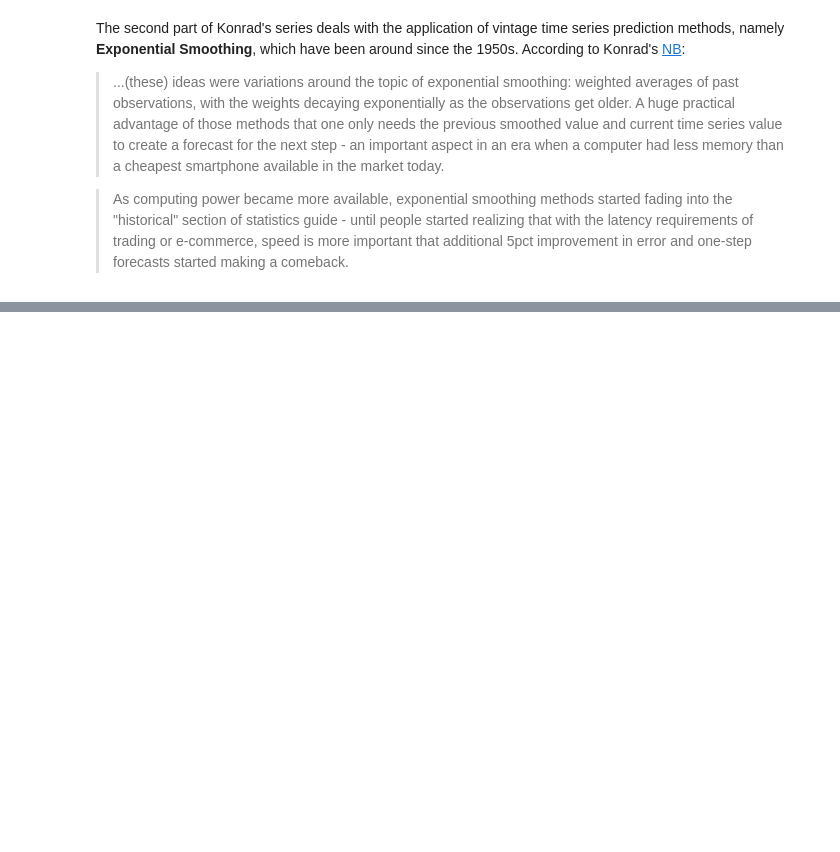
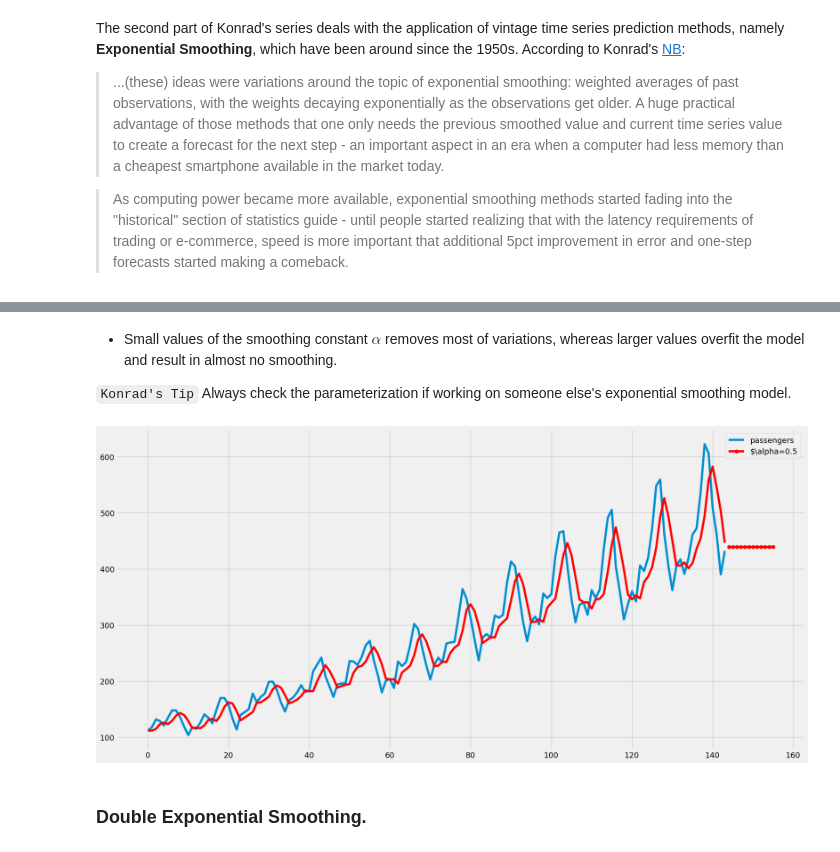
Before and after one commit to bachaudhry/time_series, a Jupyter notebook: ts_with_k/02_Smoothing_Methods.ipynb, the cells around one changed output, grey strips where cells are left out. Cells and saved outputs as stored; diff of their text form; code cells hidden in the pictures; blank space fills up the shorter version.

```diff
--- a/ts_with_k/02_Smoothing_Methods.ipynb
+++ b/ts_with_k/02_Smoothing_Methods.ipynb
@@ -7,0 +69,21 @@ The second part of Konrad's series deals with the application of vintage time se
+# %% [markdown]
+- Small values of the smoothing constant $\alpha$ removes most of variations, whereas larger values overfit the model and result in almost no smoothing.
+
+`Konrad's Tip` Always check the parameterization if working on someone else's exponential smoothing model.
+# %%
+# Loading passengers data
+df = pd.read_csv(data + 'passengers.csv', usecols=['passengers'])
+# %%
+# Applying exponential smoothing to the passenger's dataset.
+alpha = 0.5
+
+df.plot.line()
+fit1 = SimpleExpSmoothing(df).fit(smoothing_level=alpha, optimized=False)
+fcast1 = fit1.forecast(12).rename(r'$\alpha=0.5')
+fcast1.plot(marker='o', color='red', legend=True)
+fit1.fittedvalues.plot(color='red')
+plt.show()
+# %% [output]
+[figure, added]
+# %% [markdown]
+### Double Exponential Smoothing.
```
Also changed, not shown: parts of 7 cells of this notebook.
